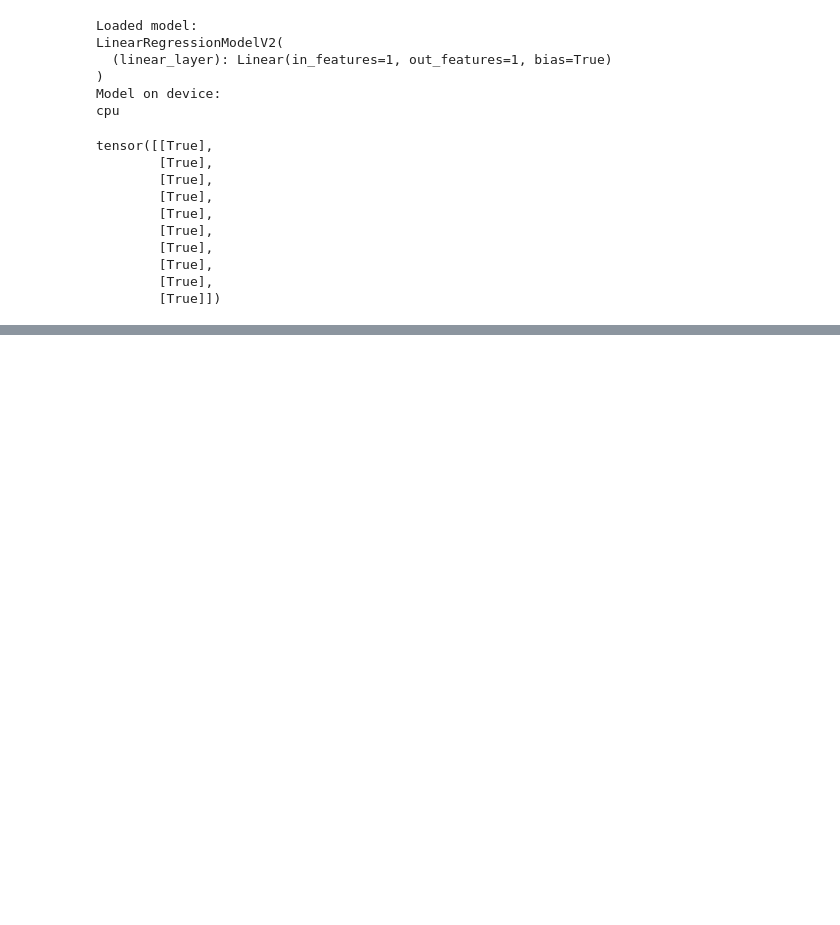
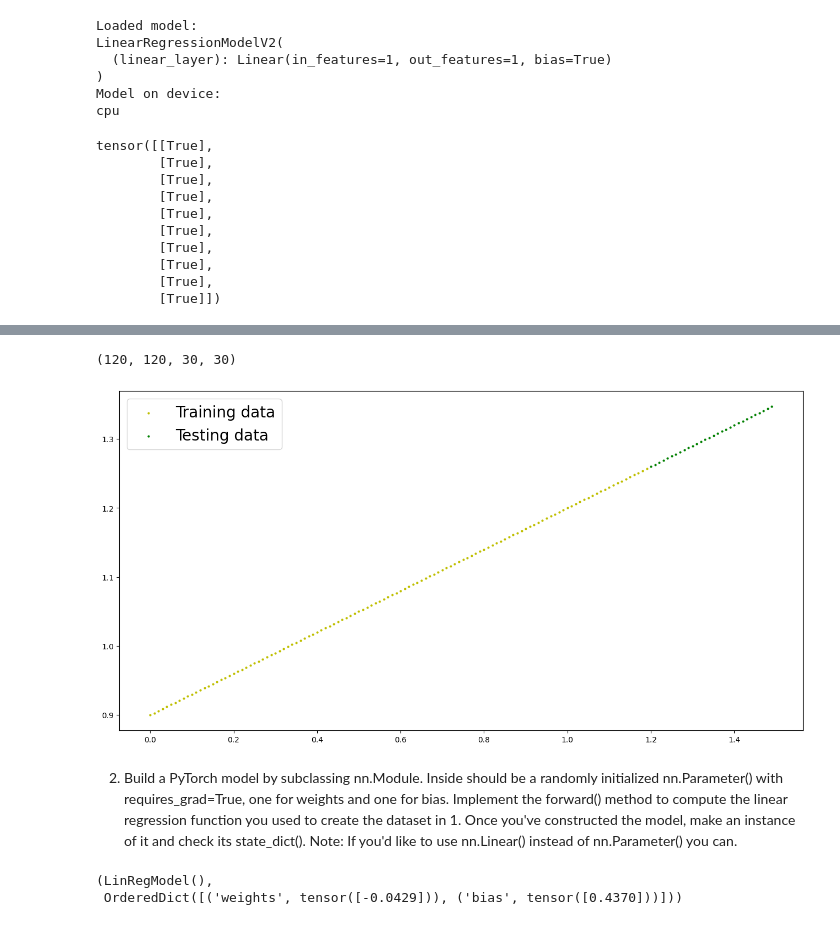
Before and after one commit to tanvircr7/meh, a Jupyter notebook: 01_CODE_pytorch_dbourke.ipynb, the cells around one changed output, grey strips where cells are left out. Cells and saved outputs as stored; diff of their text form; code cells hidden in the pictures; blank space fills up the shorter version.

```diff
--- a/01_CODE_pytorch_dbourke.ipynb
+++ b/01_CODE_pytorch_dbourke.ipynb
@@ -616,0 +645,12 @@ tensor([[True],
+# %%
+#creating dataset
+weight = 0.3
+bias = 0.9
+
+start = 0
+end = 1.5
+step = 0.01
+
+X = torch.arange(start, end, step).unsqueeze(dim=1)
+Y = weight * X + bias
+X[:10], Y[:10], X.size(), Y.size(), len(X), len(Y)
@@ -616,0 +675,67 @@ tensor([[True],
+# %%
+#Splitting
+train_end = int(0.8 * len(X))
+X_train, Y_train = X[:train_end], Y[:train_end]
+X_test, Y_test = X[train_end: ], Y[train_end: ]
+
+len(X_train), len(Y_train), len(X_test), len(Y_test)
+# %% [output]
+(120, 120, 30, 30)
+# %%
+#Plot
+#Plot Function
+def plot_predictions(train_data=X_train,
+                     train_labels=Y_train,
+                     test_data=X_test,
+                     test_labels=Y_test,
+                     predictions=None):
+  """
+  Plots training data, test data and compares predictions.
+  """
+  plt.figure(figsize=(16,8))
+
+  # Plot training data in blue
+  plt.scatter(train_data, train_labels, c="y", s=4, label="Training data")
+
+  # Plot test data in green
+  plt.scatter(test_data, test_labels, c="g", s=4, label="Testing data")
+
+  if predictions is not None:
+    # Plot the predictions in red (predictions were made on the test data)
+    plt.scatter(test_data, predictions, c="r", s=4, label="Predictions")
+
+  # Show the legend
+  plt.legend(prop={"size": 20});
+
+plot_predictions(X_train, Y_train, X_test, Y_test)
+# %% [output]
+[figure, added]
+# %% [markdown]
+2. Build a PyTorch model by subclassing nn.Module.
+Inside should be a randomly initialized nn.Parameter() with requires_grad=True, one for weights and one for bias.
+Implement the forward() method to compute the linear regression function you used to create the dataset in 1.
+Once you've constructed the model, make an instance of it and check its state_dict().
+Note: If you'd like to use nn.Linear() instead of nn.Parameter() you can.
+# %%
+class LinRegModel(nn.Module):
+  def __init__(self) :
+    super().__init__()
+    self.weights = nn.Parameter(torch.randn(1,dtype=torch.float), requires_grad=True)
+    self.bias = nn.Parameter(torch.randn(1,dtype=torch.float), requires_grad=True)
+
+  def forward(self, x: torch.Tensor) -> torch.Tensor:
+    return self.weights * x + self.bias
+
+class LinRegModel2(nn.Module):
+  def __init__(self) :
+    super().__init__()
+    self.linear_layer = nn.Linear(in_features=1, out_features=1)
+
+  def forward(self, x: torch.Tensor) -> torch.Tensor:
+    return self.linear_layer(x)
+
+model_ex = LinRegModel()
+model_ex, model_ex.state_dict()
+# %% [output]
+(LinRegModel(),
+ OrderedDict([('weights', tensor([-0.0429])), ('bias', tensor([0.4370]))]))
```
Also changed, not shown: parts of 11 cells of this notebook.
